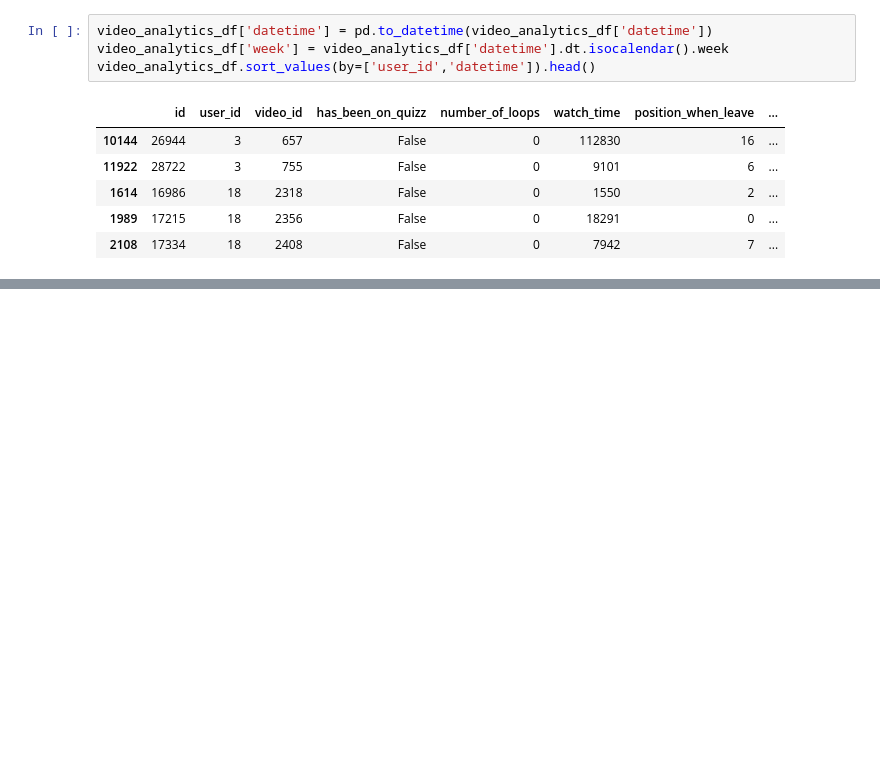
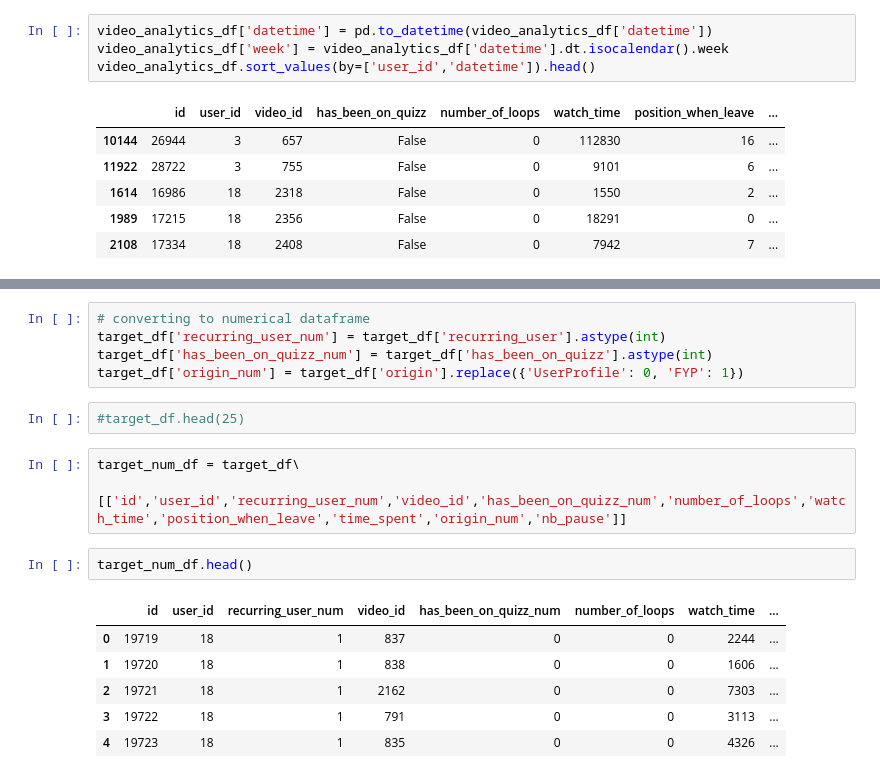
Before and after one commit to sabrinasartori/revyze-technical-case, a Jupyter notebook: notebooks/01-data_analysis.ipynb, the cells around one changed output, grey strips where cells are left out. Cells and saved outputs as stored; diff of their text form; blank space fills up the shorter version.

```diff
--- a/notebooks/01-data_analysis.ipynb
+++ b/notebooks/01-data_analysis.ipynb
@@ -92,0 +148,19 @@ user_recurrence_df.head()
+# %%
+# converting to numerical dataframe
+target_df['recurring_user_num'] = target_df['recurring_user'].astype(int)
+target_df['has_been_on_quizz_num'] = target_df['has_been_on_quizz'].astype(int)
+target_df['origin_num'] = target_df['origin'].replace({'UserProfile': 0, 'FYP': 1})
+# %%
+#target_df.head(25)
+# %%
+target_num_df = target_df\
+    [['id','user_id','recurring_user_num','video_id','has_been_on_quizz_num','number_of_loops','watch_time','position_when_leave','time_spent','origin_num','nb_pause']]
+# %%
+target_num_df.head()
+# %% [output]
+|  | id | user_id | recurring_user_num | video_id | has_been_on_quizz_num | number_of_loops | watch_time | ... |
+| 0 | 19719 | 18 | 1 | 837 | 0 | 0 | 2244 | ... |
+| 1 | 19720 | 18 | 1 | 838 | 0 | 0 | 1606 | ... |
+| 2 | 19721 | 18 | 1 | 2162 | 0 | 0 | 7303 | ... |
+| 3 | 19722 | 18 | 1 | 791 | 0 | 0 | 3113 | ... |
+| 4 | 19723 | 18 | 1 | 835 | 0 | 0 | 4326 | ... |
```
Also changed, not shown: parts of 8 cells of this notebook.
